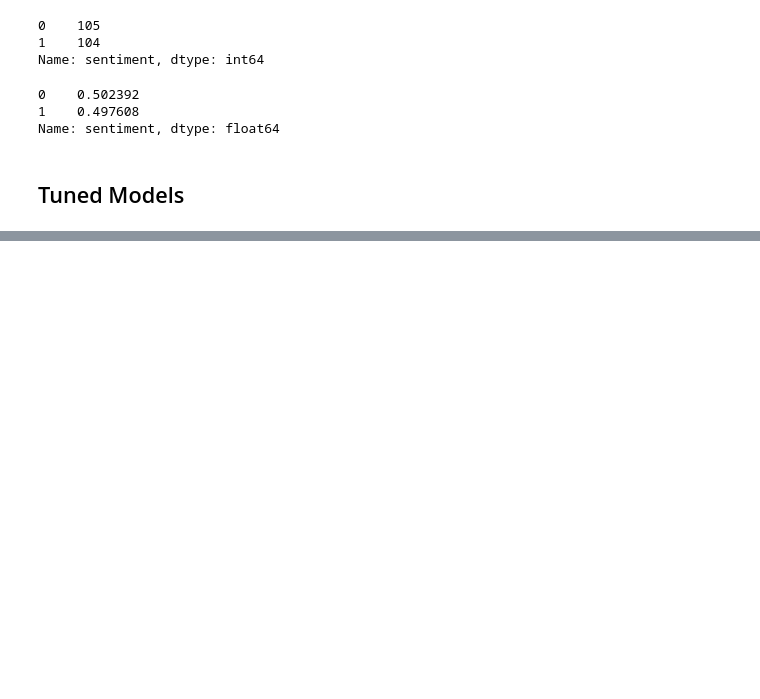
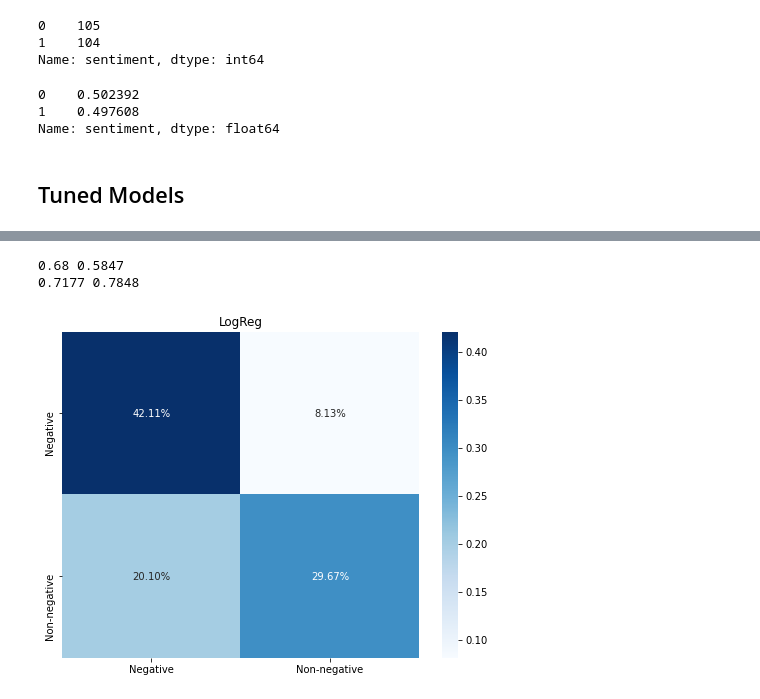
Before and after one commit to epradojr/WoW-Sentiment, a Jupyter notebook: sentiment_model.ipynb, the cells around one changed output, grey strips where cells are left out. Saved outputs shown, nothing was run; the diff lists cells and outputs as text; code cells hidden in the pictures; blank space fills up the shorter version.

Commit message:
added images and created topic model

```diff
--- a/sentiment_model.ipynb
+++ b/sentiment_model.ipynb
@@ -408,0 +317,32 @@ ax.set_title('SVC');
+# %%
+lg = Pipeline(
+    [   ('vect', CountVectorizer(ngram_range=(1,2))),
+        ('tfidf', TfidfTransformer()),
+        ('clf', LogisticRegression(C= 5, class_weight = 'balanced', multi_class='auto', penalty= 'l2', solver='liblinear', random_state=SEED))
+    ])
+
+
+lg.fit(X_train, y_train)
+
+cv_acc = round(np.mean(cross_val_score(lg, X_train, y_train, cv= 5, scoring= 'accuracy')),4)
+cv_rec = round(np.mean(cross_val_score(lg, X_train, y_train, cv= 5, scoring= 'recall')),4)
+
+
+y_pred = lg.predict(X_test)
+
+test_acc = round(accuracy_score(y_pred, y_test), 4)
+test_rec = round(recall_score(y_pred, y_test), 4)
+
+print(cv_acc, cv_rec)
+print(test_acc, test_rec)
+# %% [output]
+0.68 0.5847
+0.7177 0.7848
+# %%
+cm = confusion_matrix(y_test, y_pred)
+fig, ax = plt.subplots(figsize=(8,6))
+
+sns.heatmap(cm/np.sum(cm), annot=True, fmt='.2%', cmap='Blues', xticklabels= model_labels, yticklabels= model_labels)
+ax.set_title('LogReg');
+# %% [output]
+[figure, added]
```
Also changed, not shown: parts of 8 cells of this notebook, 21 other files.
